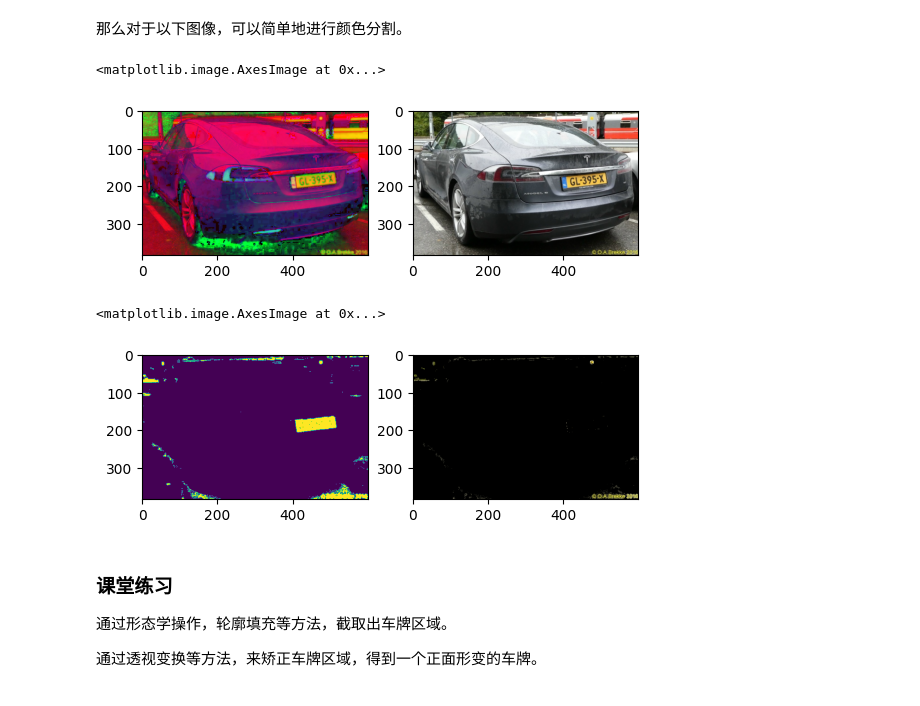
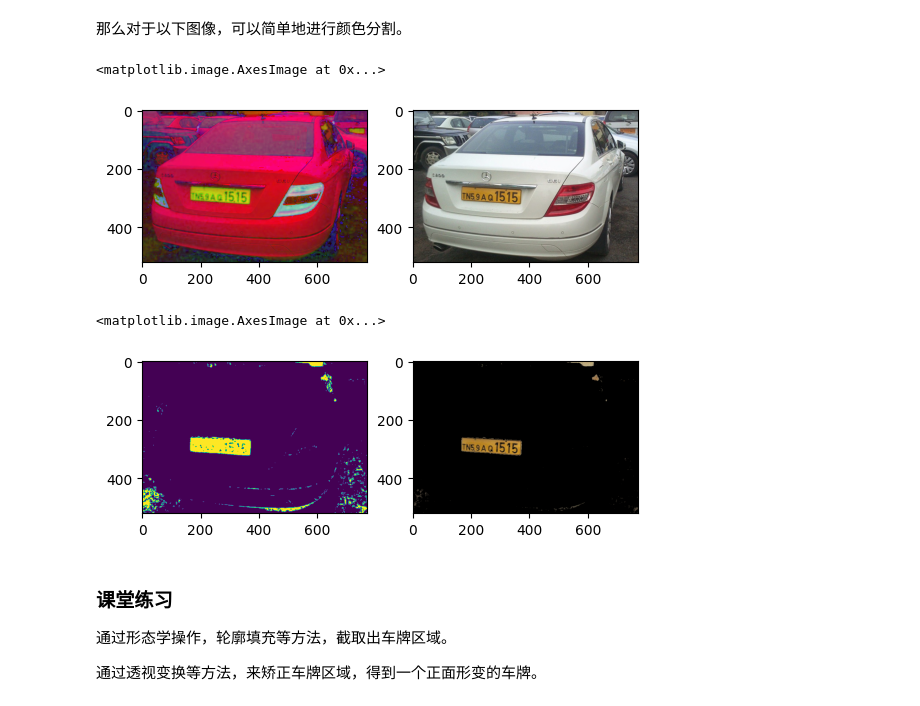
Before and after one commit to jiangxiang/cv101, a Jupyter notebook: notes/section1/车牌检测与识别.ipynb, the cells around one changed output. Drawn from its saved outputs; the diff is of its cells as text; code cells hidden in the pictures.

```diff
--- a/notes/section1/车牌检测与识别.ipynb
+++ b/notes/section1/车牌检测与识别.ipynb
@@ -194,17 +195,17 @@ for i, img_path in enumerate(img_list):
 # %% [markdown]
 那么对于以下图像，可以简单地进行颜色分割。
 # %%
-img = cv2.imread("../../dataset/carplate/N36.jpeg")
+img = cv2.imread("../../dataset/carplate/N42.jpeg")
 
 img2 = cv2.cvtColor(img, cv2.COLOR_BGR2RGB)
 hsv_img = cv2.cvtColor(img, cv2.COLOR_BGR2HSV)
 plt.subplot(121)
 plt.imshow(hsv_img[:, :, ::-1])
 plt.subplot(122)
 plt.imshow(img2)
 # %% [output]
 <matplotlib.image.AxesImage at 0x...>
-[figure, old version]
+[figure, new version]
 # %%
 mask = np.ones(img.shape[:2])
 mask[hsv_img[:, :, 0] < 15] = 0
@@ -223,7 +224,7 @@ plt.subplot(122)
 plt.imshow(img2)
 # %% [output]
 <matplotlib.image.AxesImage at 0x...>
-[figure, old version]
+[figure, new version]
 # %% [markdown]
 ### 课堂练习
 
```
Also changed, not shown: parts of 1 cell of this notebook, 11 other files.
